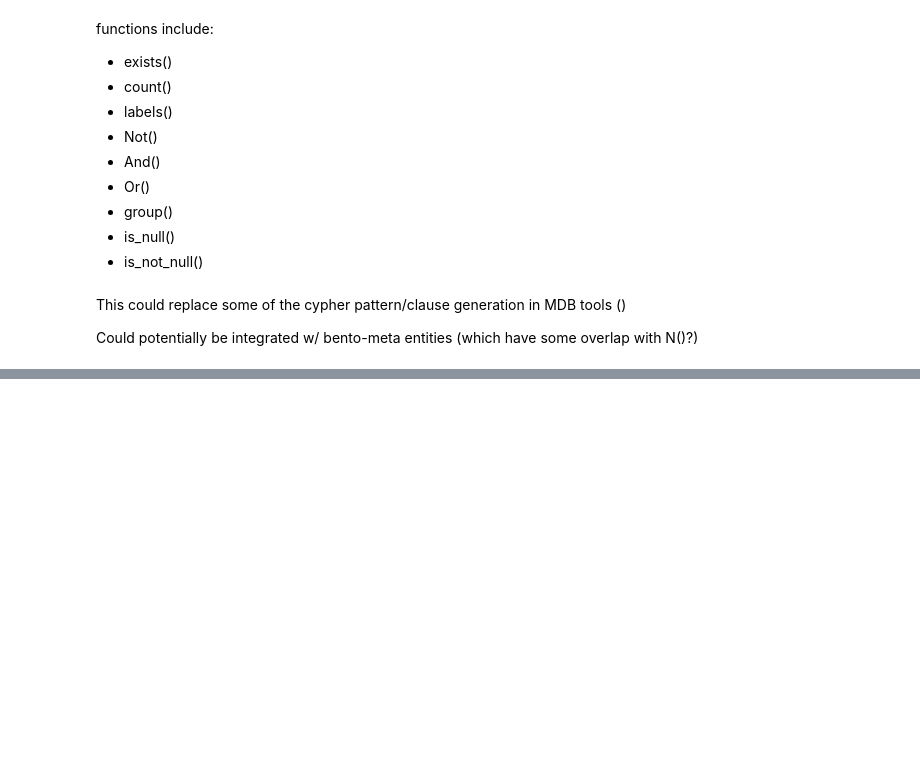
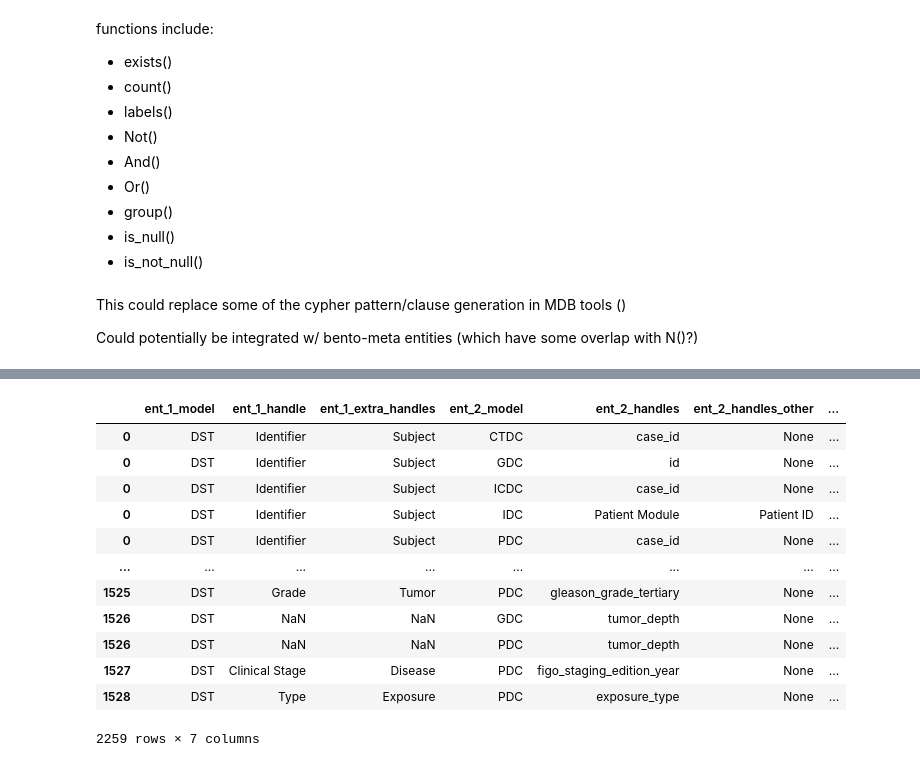
Before and after one commit to nelsonwmoore/HIDS-Capstone, a Jupyter notebook: notebooks/test_notebook.ipynb, the cells around one changed output, grey strips where cells are left out. Saved outputs shown, nothing was run; the diff lists cells and outputs as text; code cells hidden in the pictures; blank space fills up the shorter version.

```diff
--- a/notebooks/test_notebook.ipynb
+++ b/notebooks/test_notebook.ipynb
@@ -367,0 +475,2 @@ pd.DataFrame(np.repeat("DST", len(df_dst_models))).join(df_dst_models)
+# %%
+df_models_split = df_models_stack[0].str.split(".", expand=True)
@@ -367,0 +528,3 @@ pd.DataFrame(np.repeat("DST", len(df_dst_models))).join(df_dst_models)
+# %%
+# default is 60?
+pd.set_option('display.max_rows', 60)
@@ -367,0 +547,22 @@ pd.DataFrame(np.repeat("DST", len(df_dst_models))).join(df_dst_models)
+# %%
+df_models_split.columns = ["ent_2_model", "ent_2_extra_handles", "ent_2_handles", "ent_2_handles_other"]
+df_models_split = df_models_split[["ent_2_model", "ent_2_handles", "ent_2_handles_other", "ent_2_extra_handles"]]
+#df_models_split["ent_2_extra_handles"] = [[l] for l in df_models_split["ent_2_extra_handles"]] # listify extra handles
+# %%
+df_mappings = df_dst.join(df_models_split)
+# %%
+df_mappings
+# %% [output]
+|  | ent_1_model | ent_1_handle | ent_1_extra_handles | ent_2_model | ent_2_handles | ent_2_handles_other | ... |
+| 0 | DST | Identifier | Subject | CTDC | case_id | None | ... |
+| 0 | DST | Identifier | Subject | GDC | id | None | ... |
+| 0 | DST | Identifier | Subject | ICDC | case_id | None | ... |
+| 0 | DST | Identifier | Subject | IDC | Patient Module | Patient ID | ... |
+| 0 | DST | Identifier | Subject | PDC | case_id | None | ... |
+| ... | ... | ... | ... | ... | ... | ... | ... |
+| 1525 | DST | Grade | Tumor | PDC | gleason_grade_tertiary | None | ... |
+| 1526 | DST | NaN | NaN | GDC | tumor_depth | None | ... |
+| 1526 | DST | NaN | NaN | PDC | tumor_depth | None | ... |
+| 1527 | DST | Clinical Stage | Disease | PDC | figo_staging_edition_year | None | ... |
+| 1528 | DST | Type | Exposure | PDC | exposure_type | None | ... |
+2259 rows × 7 columns
```
Also changed, not shown: parts of 39 cells of this notebook, 1 other file.
